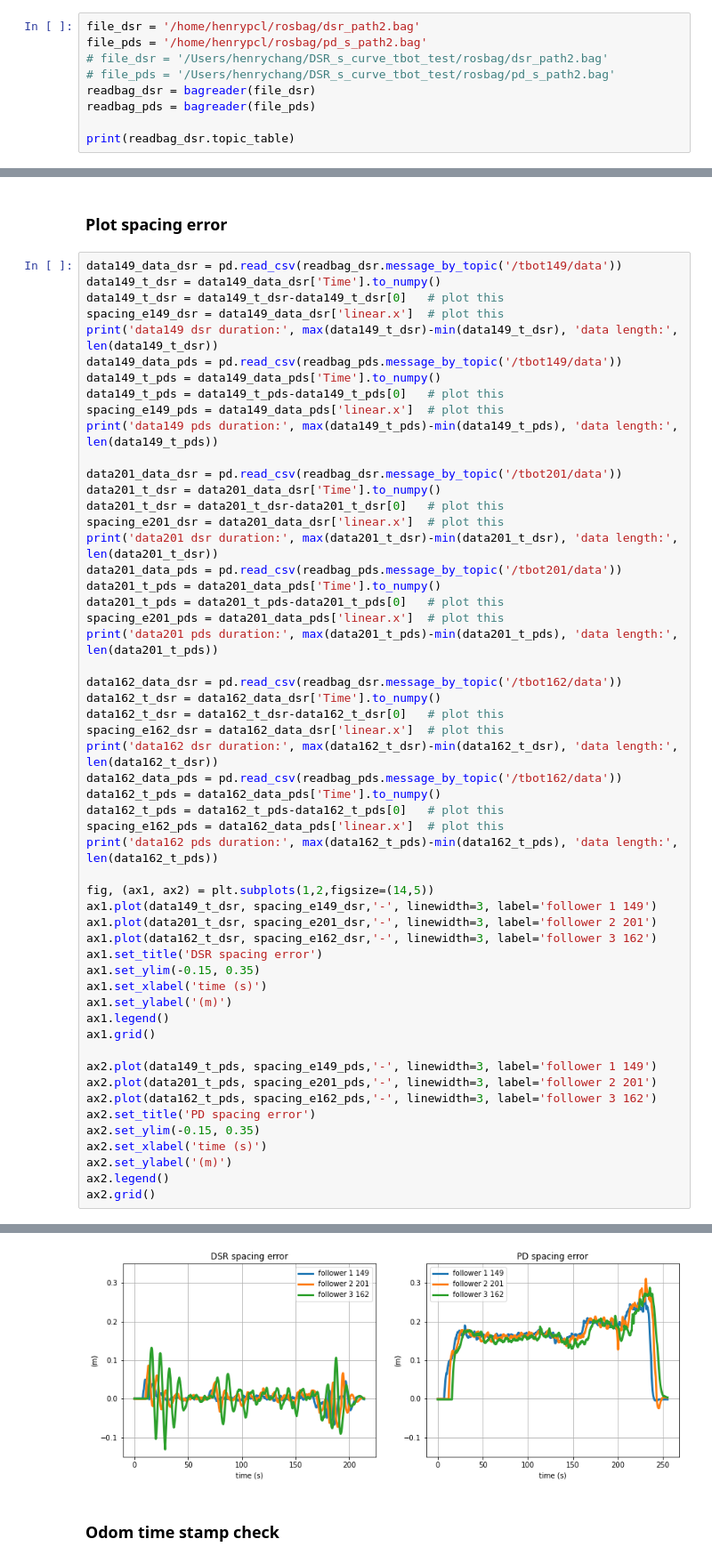
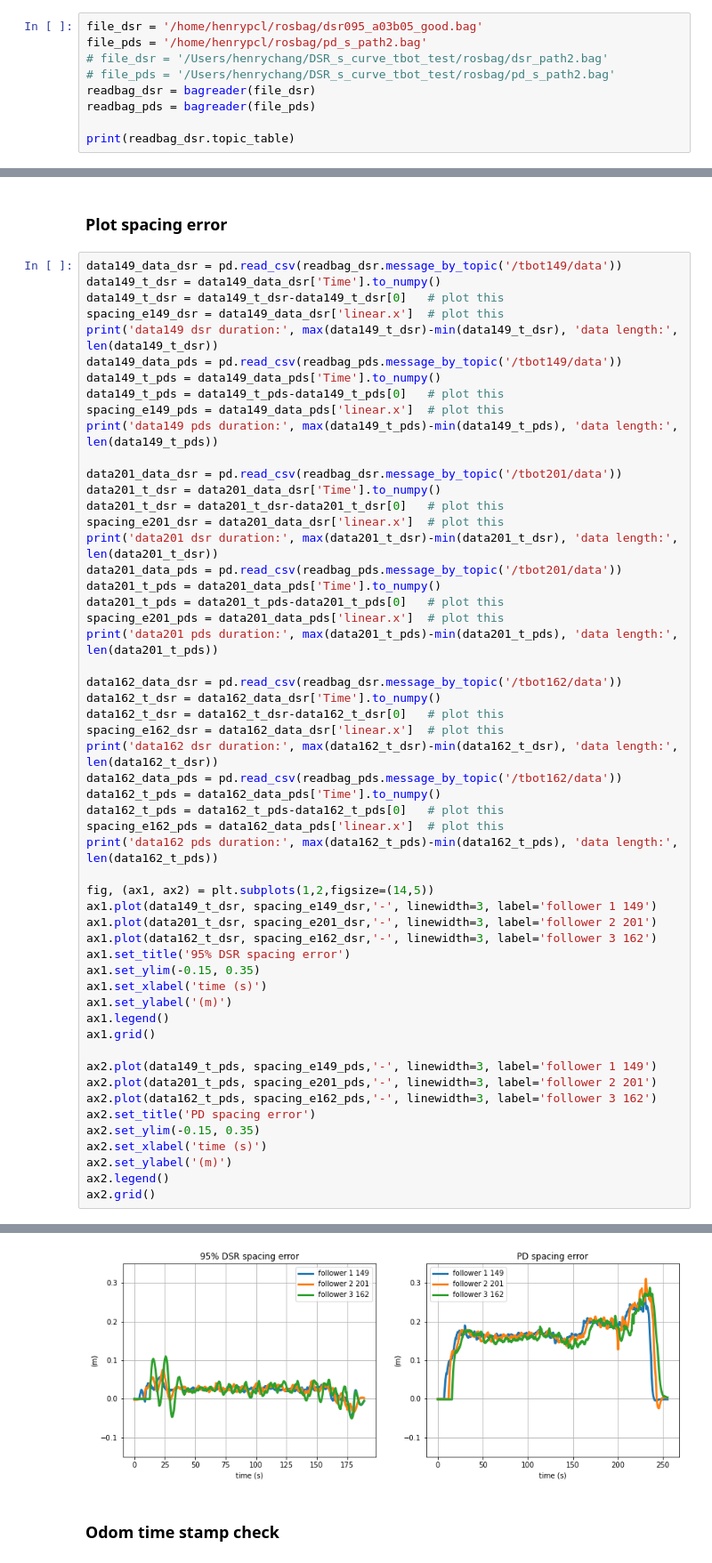
Before and after one commit to holyhenry/DSR_s_curve_tbot_test, a Jupyter notebook: plotting/scripts/data_visualize.ipynb, the cells around one changed output, grey strips where cells are left out. Shown at 89% size. Saved outputs shown, nothing was run; the diff lists cells and outputs as text.

```diff
--- a/plotting/scripts/data_visualize.ipynb
+++ b/plotting/scripts/data_visualize.ipynb
@@ -6,7 +6,7 @@ import matplotlib.pyplot as plt
 import numpy as np
 import math
 # %%
-file_dsr = '/home/henrypcl/rosbag/dsr_path2.bag'
+file_dsr = '/home/henrypcl/rosbag/dsr095_a03b05_good.bag'
 file_pds = '/home/henrypcl/rosbag/pd_s_path2.bag'
 # file_dsr = '/Users/henrychang/DSR_s_curve_tbot_test/rosbag/dsr_path2.bag'
 # file_pds = '/Users/henrychang/DSR_s_curve_tbot_test/rosbag/pd_s_path2.bag'
@@ -145,7 +145,7 @@ fig, (ax1, ax2) = plt.subplots(1,2,figsize=(14,5))
 ax1.plot(data149_t_dsr, spacing_e149_dsr,'-', linewidth=3, label='follower 1 149')
 ax1.plot(data201_t_dsr, spacing_e201_dsr,'-', linewidth=3, label='follower 2 201')
 ax1.plot(data162_t_dsr, spacing_e162_dsr,'-', linewidth=3, label='follower 3 162')
-ax1.set_title('DSR spacing error')
+ax1.set_title('95% DSR spacing error')
 ax1.set_ylim(-0.15, 0.35)
 ax1.set_xlabel('time (s)')
 ax1.set_ylabel('(m)')
@@ -170,5 +170,5 @@ data162 dsr duration: 213.90442848205566 data length: 2140
 data162 pds duration: 255.18761324882507 data length: 2553
-[figure, old version]
+[figure, new version]
 # %% [markdown]
 ### Odom time stamp check
 # %%
```
Also changed, not shown: parts of 6 cells of this notebook.
